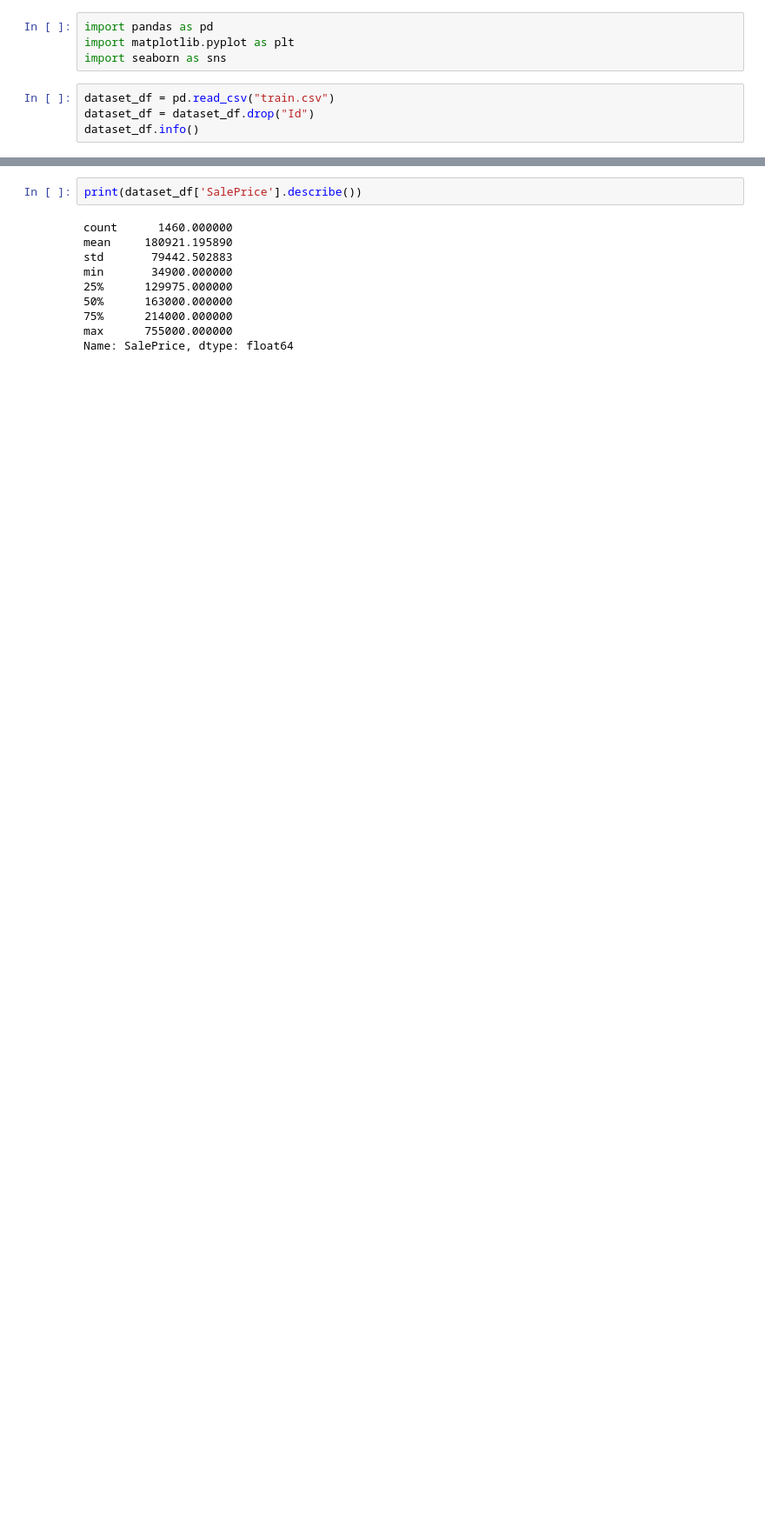
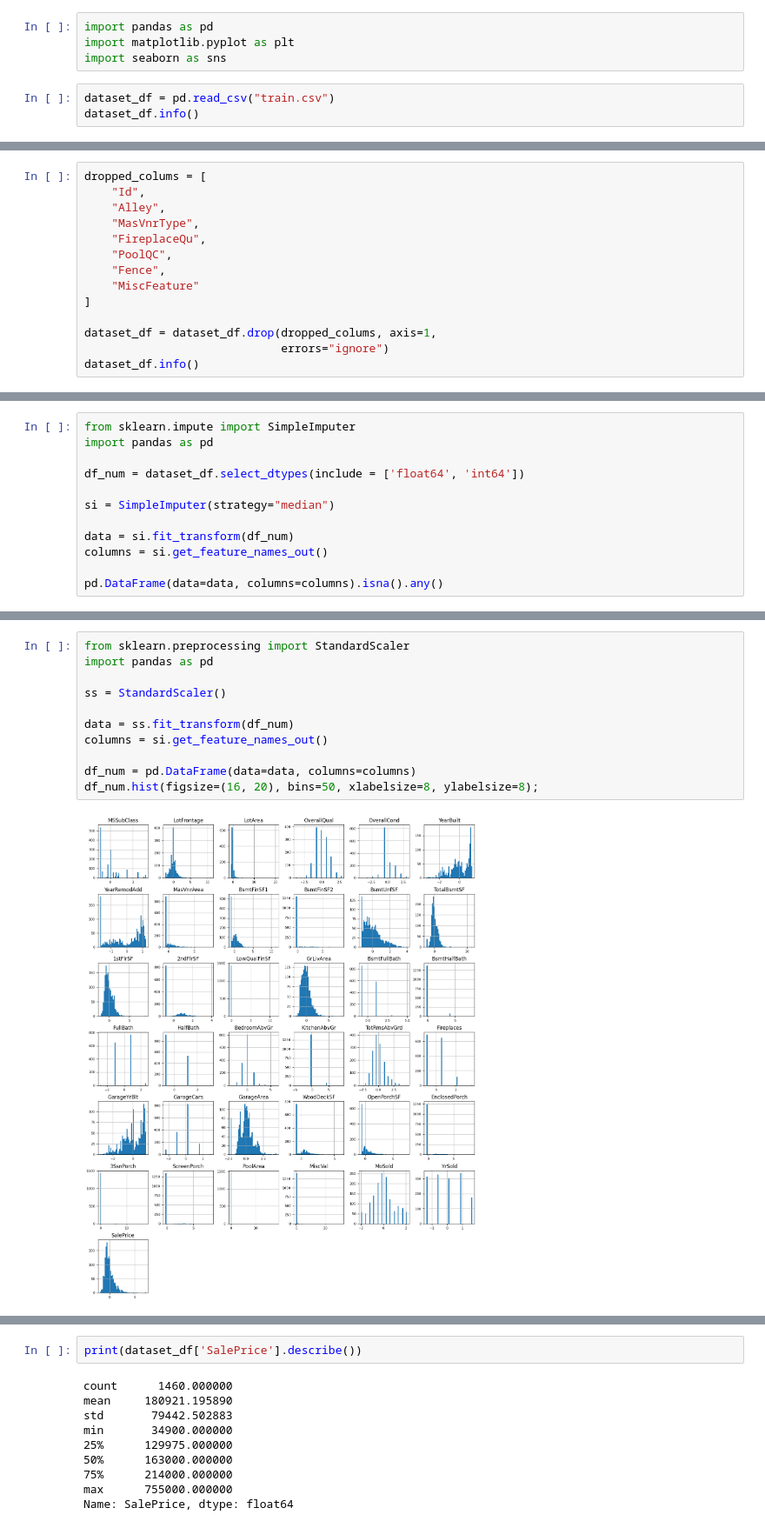
Before and after one commit to wilberquito/House-Pricing, a Jupyter notebook: HousePricing/housepricing.ipynb, the cells around one changed output, grey strips where cells are left out. Shown at 87% size. Drawn from its saved outputs; the diff is of its cells as text; blank space fills up the shorter version.

Commit message:
transform data to be used to train our deep learning model

```diff
--- a/HousePricing/housepricing.ipynb
+++ b/HousePricing/housepricing.ipynb
@@ -6,5 +6,4 @@ import matplotlib.pyplot as plt
 import seaborn as sns
 # %%
 dataset_df = pd.read_csv("train.csv")
-dataset_df = dataset_df.drop("Id")
 dataset_df.info()
@@ -10,0 +30,14 @@ dataset_df.info()
+# %%
+dropped_colums = [
+    "Id",
+    "Alley",
+    "MasVnrType",
+    "FireplaceQu",
+    "PoolQC",
+    "Fence",
+    "MiscFeature"
+]
+
+dataset_df = dataset_df.drop(dropped_colums, axis=1,
+                             errors="ignore")
+dataset_df.info()
@@ -10,0 +71,12 @@ dataset_df.info()
+# %%
+from sklearn.impute import SimpleImputer
+import pandas as pd
+
+df_num = dataset_df.select_dtypes(include = ['float64', 'int64'])
+
+si = SimpleImputer(strategy="median")
+
+data = si.fit_transform(df_num)
+columns = si.get_feature_names_out()
+
+pd.DataFrame(data=data, columns=columns).isna().any()
@@ -10,0 +112,13 @@ dataset_df.info()
+# %%
+from sklearn.preprocessing import StandardScaler
+import pandas as pd
+
+ss = StandardScaler()
+
+data = ss.fit_transform(df_num)
+columns = si.get_feature_names_out()
+
+df_num = pd.DataFrame(data=data, columns=columns)
+df_num.hist(figsize=(16, 20), bins=50, xlabelsize=8, ylabelsize=8);
+# %% [output]
+[figure, added]
```
Also changed, not shown: parts of 21 cells of this notebook, 1 other file.
